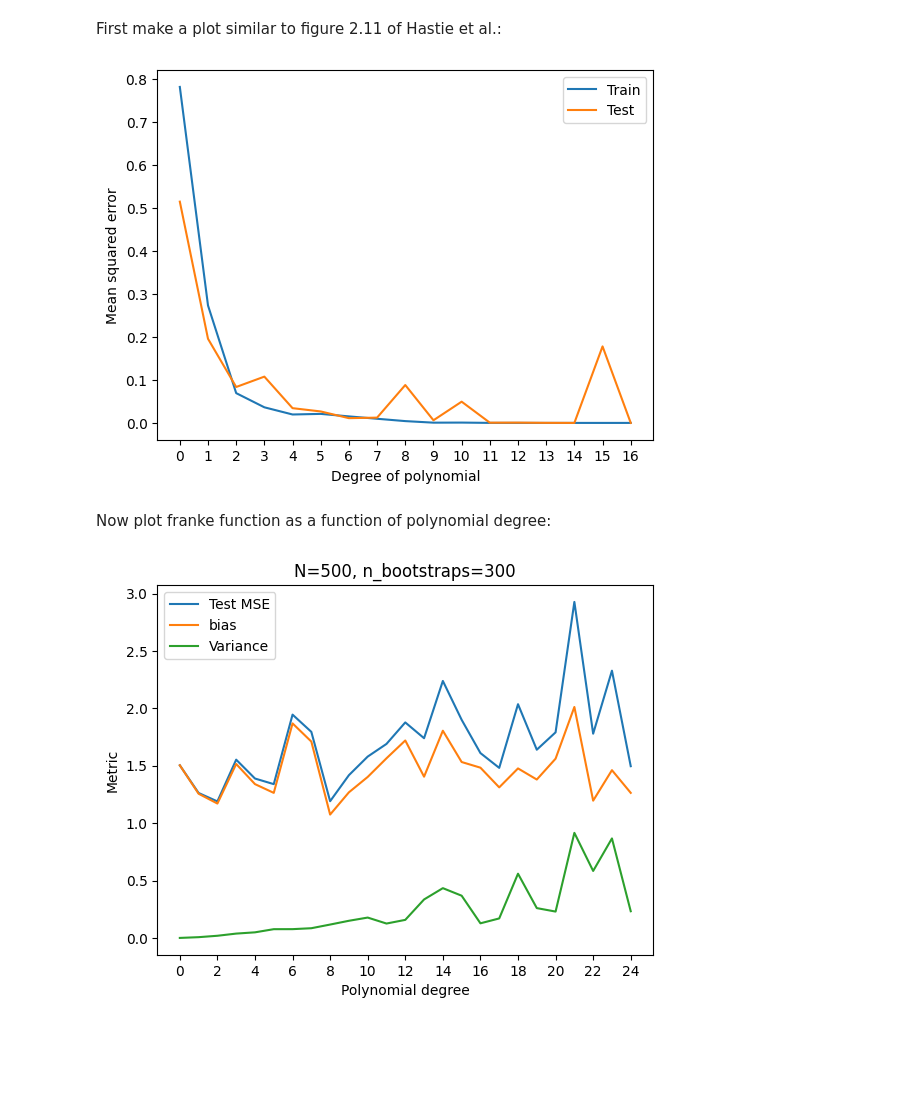
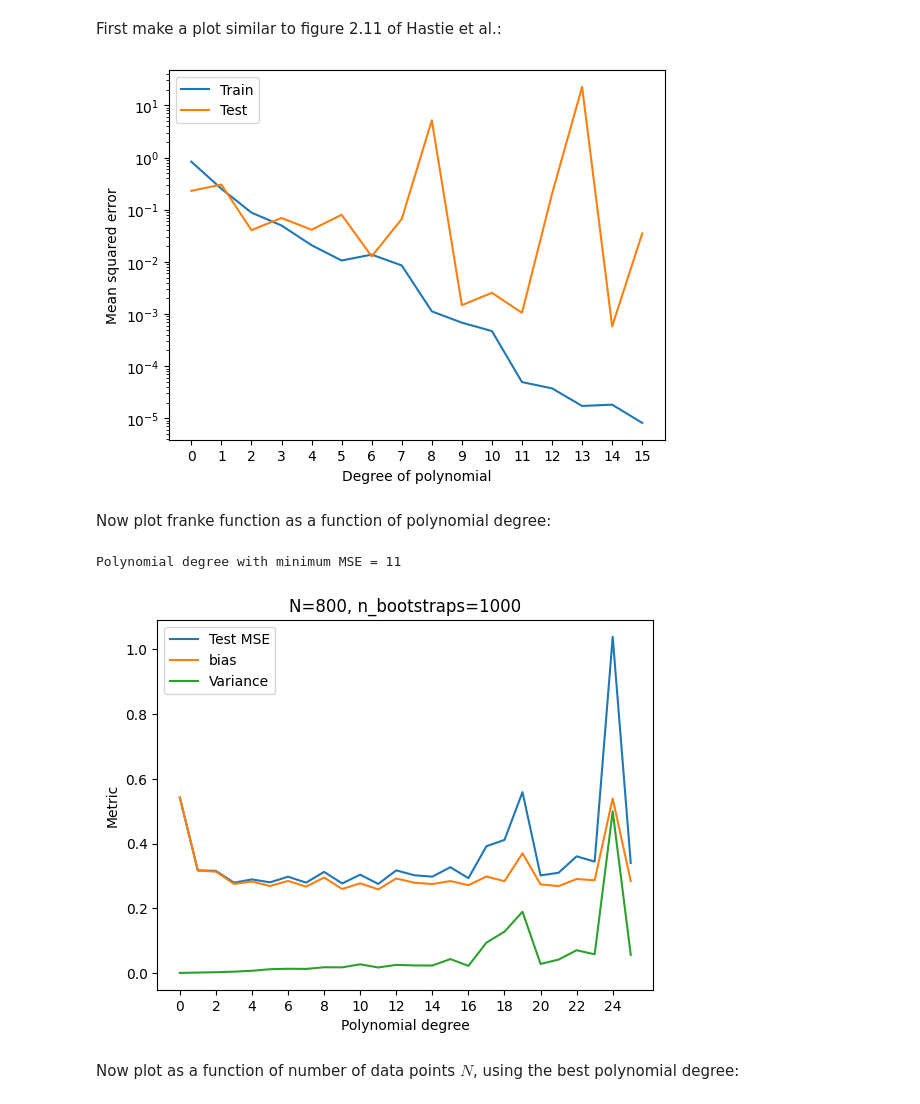
Before and after one commit to LassePladsen/FYS-STK3155-projects, a Jupyter notebook: project1/source_code/part_e_bias_variance_OLS.ipynb, the cells around one changed output. Cells and saved outputs as stored; diff of their text form; code cells hidden in the pictures; blank space fills up the shorter version.

Commit message:
good poly deg plot

```diff
--- a/project1/source_code/part_e_bias_variance_OLS.ipynb
+++ b/project1/source_code/part_e_bias_variance_OLS.ipynb
@@ -39,16 +39,16 @@ def MSE(y_actual, y_model):
     return np.mean((y_actual - y_model)**2)
 
 def MSE_bootstrap(y_actual, y_model):
-    """Returns the mean squared error of the two arrays."""
+    """Returns the mean squared error of the two arrays with bootstrap."""
     return np.mean(np.mean((y_actual - y_model)**2, axis=1, keepdims=True))
 
 def bias_bootstrap(y_actual, y_model):
-    """Returns the bias of the two arrays."""
+    """Returns the bias of the two arrays with bootstrap."""
     return np.mean((y_actual - np.mean(y_model, axis=1, keepdims=True))**2)
 
 
 def variance_bootstrap(y):
-    """Returns the variance of the array"""
+    """Returns the variance of the array with bootstrap"""
     return np.mean(np.var(y, axis=1, keepdims=True))
 
 # Figure output directory
@@ -65,13 +65,13 @@ if not FIGURES_DIR.exists():
 First make a plot similar to figure 2.11 of Hastie et al.:
 # %%
 # Create data set
-n = 30
+n = 20
 x = np.linspace(-3, 3, n).reshape(-1, 1)
 np.random.seed(RNG_SEED)
 noise = np.random.normal(0, 0.01, x.shape)
 y = np.exp(-x**2) + 1.5 * np.exp(-(x-2)**2) + noise
 
-maxdegree = 17
+maxdegree = 16
 degrees = np.arange(maxdegree)
 train_mse = np.empty(degrees.shape)
 test_mse = np.empty_like(train_mse)
@@ -101,9 +101,10 @@ plt.plot(degrees, test_mse, label="Test")
 plt.legend()
 plt.xlabel("Degree of polynomial")
 plt.ylabel("Mean squared error")
+plt.yscale("log")
 plt.xticks(degrees)
 plt.savefig(FIGURES_DIR / "part_e_bias_variance_hastie.png")
 # %% [output]
-[figure, old version]
+[figure, new version]
 # %% [markdown]
 Now plot franke function as a function of polynomial degree:
@@ -127,7 +111,25 @@ scaler = StandardScaler()
+# %%
+# GLOBAL PARAMETERS
+n_bootstraps = 1000  # no. bootstrap resamples
+noise_std = 1  # standard deviation for noise
 # %%
 ######### BIAS-VARIANCE AS FUNCTION OF POLY. DEGREE #############
+
 # PARAMETERS
-maxdegree = 25  # max polynomial degree for plotting
+N = 800  # number of data points
+degree_max = 26  # max polynomial degree for plotting
+
+# Create data set
+x = np.sort(np.random.uniform(0, 1, N))
+y = np.sort(np.random.uniform(0, 1, N))
+
+# Get franke function with noise
+np.random.seed(RNG_SEED)
+noise = np.random.normal(0, noise_std, x.shape)
+z = FrankeFunction(x, y)# + noise
+
+# Initialize scaler
+scaler = StandardScaler()
 
 # Init arrays
 degrees = np.arange(0, maxdegree, 1)
@@ -147,32 +149,39 @@ for degree in degrees:
     z_test = z_test.reshape(z_test.shape[0], 1)
 
     # Scale data
     scaler.fit(X_train)
     X_train_scaled = scaler.transform(X_train)
     X_test_scaled = scaler.transform(X_test)
 
     # Bootstrap resampling
     z_predict = np.empty((z_test.shape[0], n_bootstraps))
     for i in range(n_bootstraps):
         X_, z_ = resample(X_train_scaled, z_train)
 
         # OLS regression
         beta = np.linalg.pinv(X_.T @ X_) @ X_.T @ z_
         z_predict[:, i] = X_test_scaled @ beta
 
     # Store the MSE, bias, and variance
     mse_arr[degree] = MSE_bootstrap(z_test, z_predict)
     bias_arr[degree] = bias_bootstrap(z_test, z_predict)
     var_arr[degree] = variance_bootstrap(z_predict)
 
 plt.plot(degrees, mse_arr, label='Test MSE')
 plt.plot(degrees, bias_arr, label='bias')
 plt.plot(degrees, var_arr, label='Variance')
 plt.xlabel("Polynomial degree")
 plt.ylabel("Metric")
 plt.title(f"{N=}, {n_bootstraps=}")
-plt.xticks(range(0, maxdegree, 2))
+plt.xticks(range(0, degree_max, 2))
 plt.legend()
 plt.savefig(FIGURES_DIR / "part_e_mse_polydeg.png")
+
+# Print best poly degree
+best_poly_deg = np.argmin(mse_arr)
+print(f"Polynomial degree with minimum MSE = {best_poly_deg}")
 # %% [output]
+Polynomial degree with minimum MSE = 11
-[figure, old version]
+[figure, new version]
+# %% [markdown]
+Now plot as a function of number of data points $N$, using the best polynomial degree:
```
Also changed, not shown: parts of 2 cells of this notebook, 1 other file.
